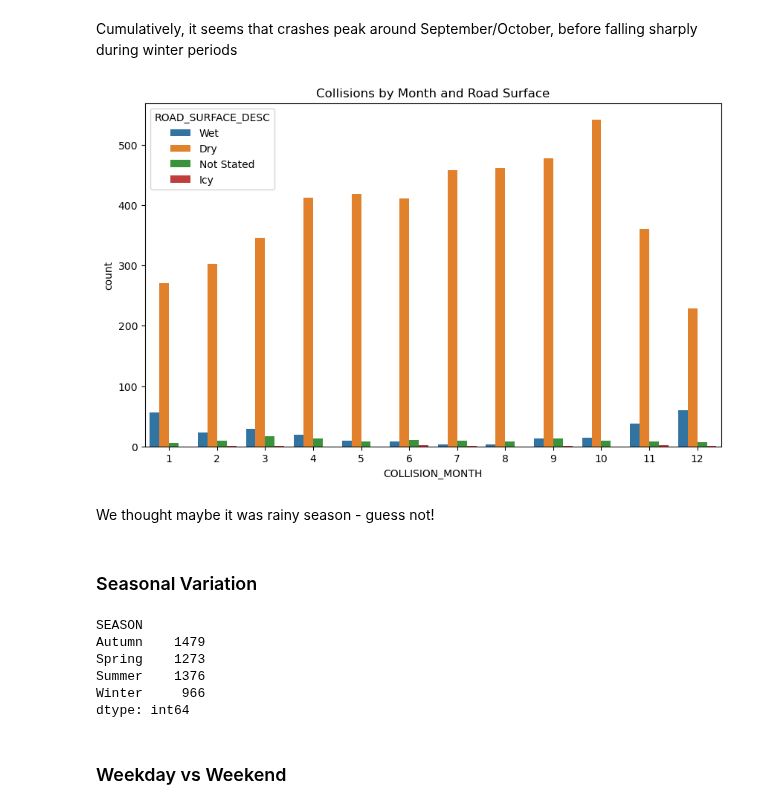
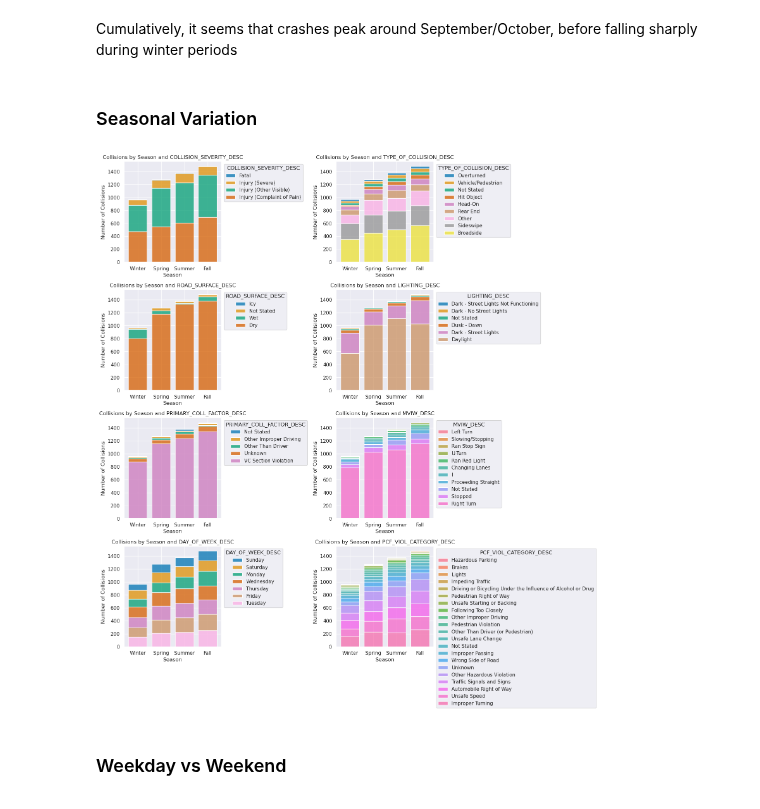
Before and after one commit to UCB-stat-159-f25/final-group07, a Jupyter notebook: data_exploration.ipynb, the cells around one changed output. Cells and saved outputs as stored; diff of their text form; code cells hidden in the pictures.

```diff
--- a/data_exploration.ipynb
+++ b/data_exploration.ipynb
@@ -110,13 +118,5 @@ crashes['COLLISION_MONTH'] = crashes['COLLISION_DATE_CLEAN'].dt.month
 # %%
-plt.figure(figsize=(10, 6))
-
-sns.countplot(data=crashes, x='COLLISION_MONTH', hue='ROAD_SURFACE_DESC')
-plt.title('Collisions by Month and Road Surface')
-plt.show()
+crashes['COLLISION_MONTH'] = crashes['COLLISION_DATE_CLEAN'].dt.month_name()
-# %% [output]
-[figure, removed]
-# %% [markdown]
-We thought maybe it was rainy season - guess not!
 # %% [markdown]
 ### Seasonal Variation
 # %%
@@ -135,12 +135,46 @@ def get_season(date):
 
 crashes['SEASON'] = crashes['COLLISION_DATE_CLEAN'].apply(get_season)
 # %%
-seasonly_crashes = crashes.groupby('SEASON').size()
-seasonly_crashes
+hue_columns = [
+    'COLLISION_SEVERITY_DESC',
+    'TYPE_OF_COLLISION_DESC',
+    'ROAD_SURFACE_DESC',
+    'LIGHTING_DESC',
+    'PRIMARY_COLL_FACTOR_DESC',
+    'MVIW_DESC',
+    'DAY_OF_WEEK_DESC',
+    'PCF_VIOL_CATEGORY_DESC'
+]
+
+season_order = ['Winter', 'Spring', 'Summer', 'Fall']
+fig, axes = plt.subplots(nrows=4, ncols=2, figsize=(16, 18))
+axes = axes.flatten() #list of 6 axes to help w for loop
+
+for i, col in enumerate(hue_columns):
+    ax = axes[i]
+    order_by_count = crashes[col].value_counts(ascending=True).index
+
+    sns.histplot(
+        data=crashes,
+        x="SEASON",
+        hue=col,
+        multiple="stack",
+        # keep small vals at top
+        hue_order=order_by_count,
+        shrink=0.8,
+        ax=ax
+    )
+    ax.set_title(f'Collisions by Season and {col}')
+    ax.set_xlabel('Season')
+    ax.set_ylabel('Number of Collisions')
+    ax.set_xticks(range(len(season_order)))
+    ax.set_xticklabels(season_order)
+    sns.move_legend(ax, "upper left", bbox_to_anchor=(1, 1))
+
+# remove empty subplot (6th)
+#fig.delaxes(axes[5])
+
+plt.tight_layout()
+plt.show()
 # %% [output]
-SEASON
-Autumn    1479
-Spring    1273
-Summer    1376
-Winter     966
-dtype: int64
+[figure, added]
```
Also changed, not shown: parts of 12 cells of this notebook.
